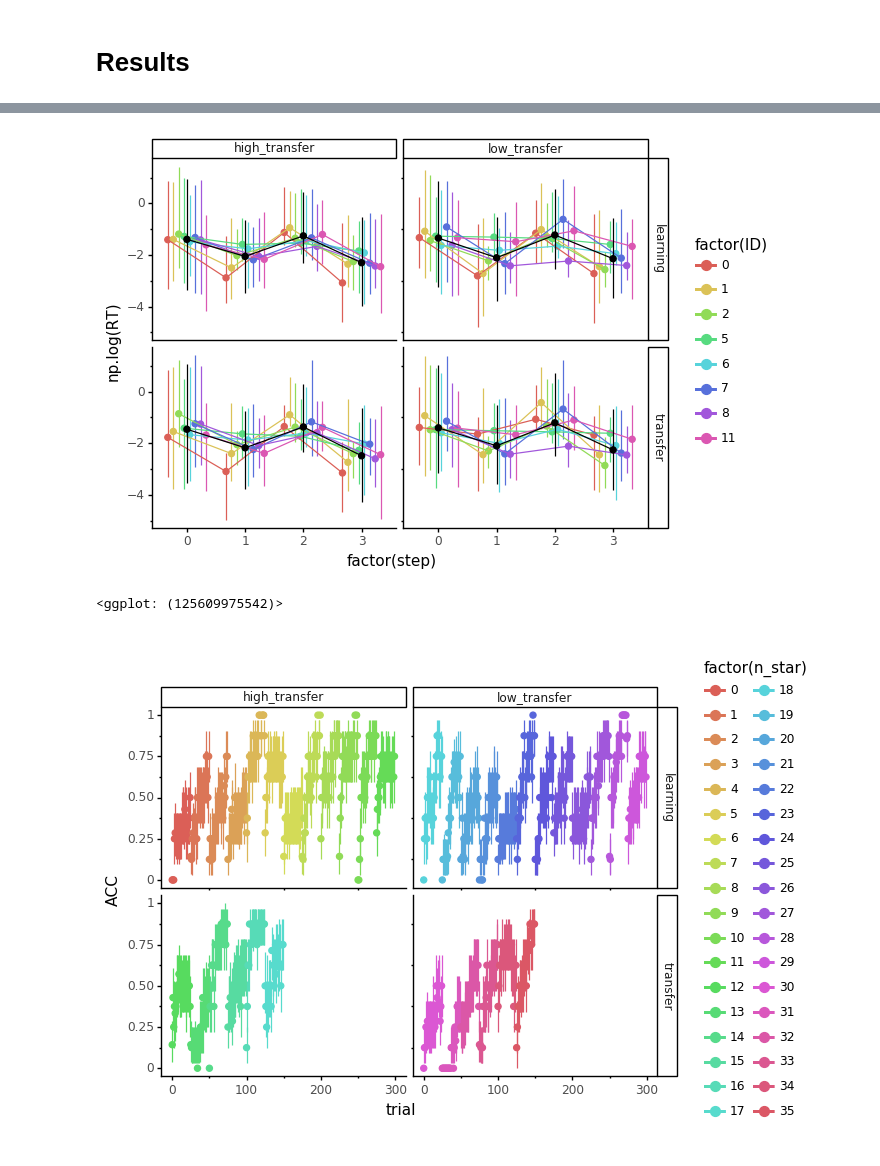
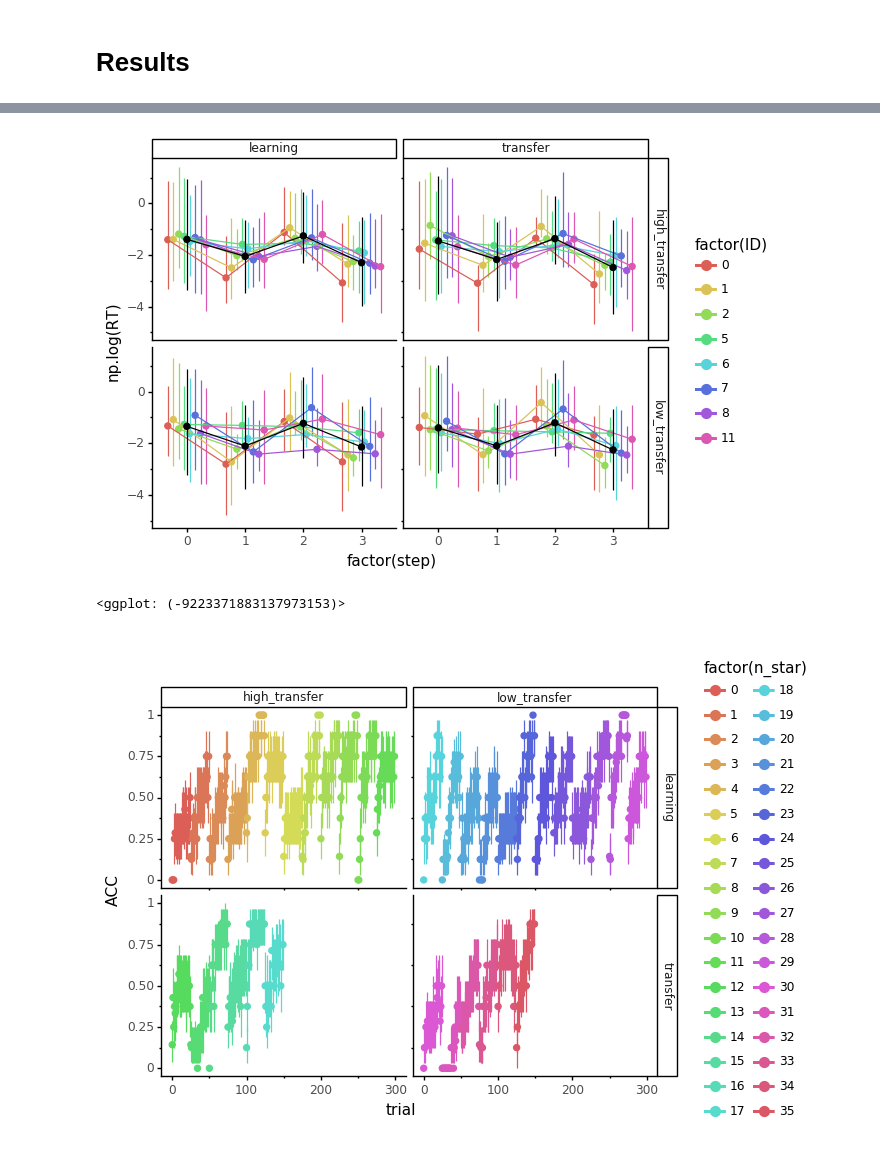
Before and after one commit to MariaEckstein/CHaRLy, a Jupyter notebook: CHaRLy_AramData.ipynb, the cells around one changed output, grey strips where cells are left out. Cells and saved outputs as stored; diff of their text form; code cells hidden in the pictures.

Commit message:
adapt for mTurk data format

```diff
--- a/CHaRLy_AramData.ipynb
+++ b/CHaRLy_AramData.ipynb
@@ -124,6 +110,8 @@ def read_in_one_subject(raw):
     # Add columns
     n_trials, n_trials_expected = subj_dat.shape[0], 2 * (150 * 4) + 2 * (300 * 4)
     subj_dat['trial_overall'] = range(n_trials)
+    subj_dat['ACC'] = (subj_dat['unlocked_star'] == subj_dat['goal_star']).astype(int)
+    subj_dat['points'] = np.floor(np.cumsum(subj_dat.ACC) / 4)
 
     goal_star_change = (np.diff(subj_dat.goal_star) != 0)
     subj_dat['n_star'] = np.append(0, np.cumsum(goal_star_change))
@@ -133,7 +121,7 @@ def read_in_one_subject(raw):
 
     return subj_dat
 
-# Example use
-subj_dat = read_in_one_subject(raw)
-subj_dat
+# # Example use
+# subj_dat = read_in_one_subject(raw)
+# subj_dat
 # %% [output]
@@ -203,7 +191,6 @@ Subject did 3592 trials. Expected 3600. Difference 8.
 # %%
 all_data = all_data.reset_index(drop=True)
 all_data.loc[all_data.unlocked_star == -1, 'unlocked_star'] = np.nan
-all_data['ACC'] = (all_data['unlocked_star'] == all_data['goal_star']).astype(int)
 all_data['any_star'] = (all_data['unlocked_star'] > 0).astype(int)
 all_data
 # %% [output]
@@ -275,20 +298,20 @@ all_data[interesting_cols + id_cols].groupby(id_cols).mean()
 # %%
 # RTs
 g = (gg.ggplot(all_data, gg.aes('factor(step)', 'np.log(RT)', color='factor(ID)', group='ID'))
 #      + gg.geom_point(position='jitter', alpha=0.3)
      + gg.stat_summary(fun_data='median_hilow', position=gg.position_dodge(width=0.75))
      + gg.stat_summary(fun_data='median_hilow', position=gg.position_dodge(width=0.75), geom='line')
      + gg.stat_summary(gg.aes(group=1), fun_data='median_hilow', color='black')
      + gg.stat_summary(gg.aes(group=1), fun_data='median_hilow', geom='line', color='black')
 #      + gg.geom_violin()
 #      + gg.geom_boxplot()
 #      + gg.geom_hline(yintercept=5, linetype='dotted')
-     + gg.facet_grid('block ~ phase')
+     + gg.facet_grid('phase ~ block')
     )
 g
 # %% [output]
-[figure, old version]
+[figure, new version]
-<ggplot: (125609975542)>
+<ggplot: (-9223371883137973153)>
 # %%
 g = (gg.ggplot(all_data, gg.aes('trial', 'ACC', color='factor(n_star)'))
      + gg.stat_summary()
```
Also changed, not shown: parts of 9 cells of this notebook, 1 other file.
